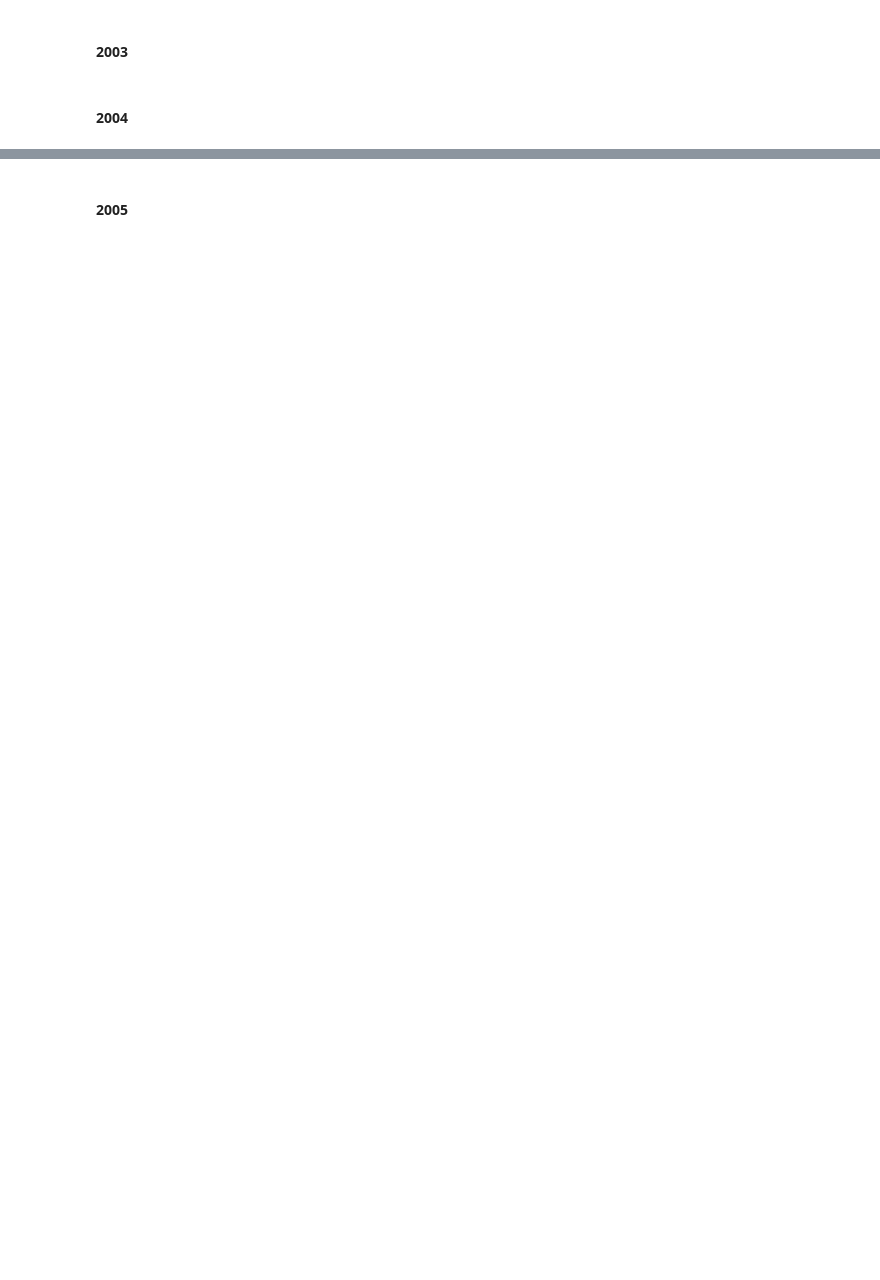
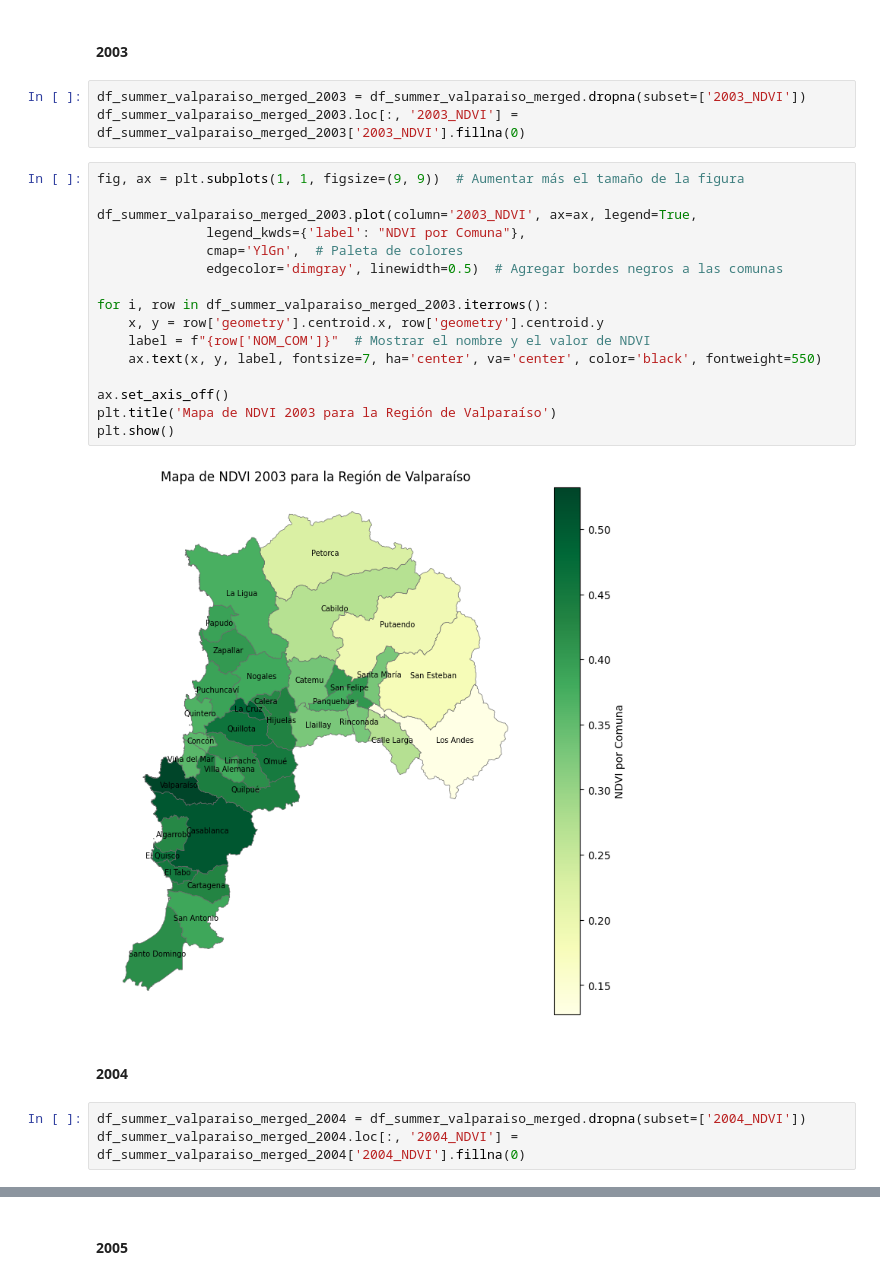
Before and after one commit to barbarapatino/Programa-de-investigacion-en-pregrado-IPRE-Green-Spaces-in-Valparaiso, a Jupyter notebook: code/estadisticas_valparaiso.ipynb, the cells around one changed output, grey strips where cells are left out. Cells and saved outputs as stored; diff of their text form; blank space fills up the shorter version.

```diff
--- a/code/estadisticas_valparaiso.ipynb
+++ b/code/estadisticas_valparaiso.ipynb
@@ -197,4 +176,28 @@ plt.show()
 # %% [markdown]
 #### 2003
+# %%
+df_summer_valparaiso_merged_2003 = df_summer_valparaiso_merged.dropna(subset=['2003_NDVI'])
+df_summer_valparaiso_merged_2003.loc[:, '2003_NDVI'] = df_summer_valparaiso_merged_2003['2003_NDVI'].fillna(0)
+# %%
+fig, ax = plt.subplots(1, 1, figsize=(9, 9))  # Aumentar más el tamaño de la figura
+
+df_summer_valparaiso_merged_2003.plot(column='2003_NDVI', ax=ax, legend=True,
+              legend_kwds={'label': "NDVI por Comuna"},
+              cmap='YlGn',  # Paleta de colores
+              edgecolor='dimgray', linewidth=0.5)  # Agregar bordes negros a las comunas
+
+for i, row in df_summer_valparaiso_merged_2003.iterrows():
+    x, y = row['geometry'].centroid.x, row['geometry'].centroid.y
+    label = f"{row['NOM_COM']}"  # Mostrar el nombre y el valor de NDVI
+    ax.text(x, y, label, fontsize=7, ha='center', va='center', color='black', fontweight=550)
+
+ax.set_axis_off()
+plt.title('Mapa de NDVI 2003 para la Región de Valparaíso')
+plt.show()
+# %% [output]
+[figure, added]
 # %% [markdown]
 #### 2004
+# %%
+df_summer_valparaiso_merged_2004 = df_summer_valparaiso_merged.dropna(subset=['2004_NDVI'])
+df_summer_valparaiso_merged_2004.loc[:, '2004_NDVI'] = df_summer_valparaiso_merged_2004['2004_NDVI'].fillna(0)
```
Also changed, not shown: parts of 31 cells of this notebook, 21 other files.
